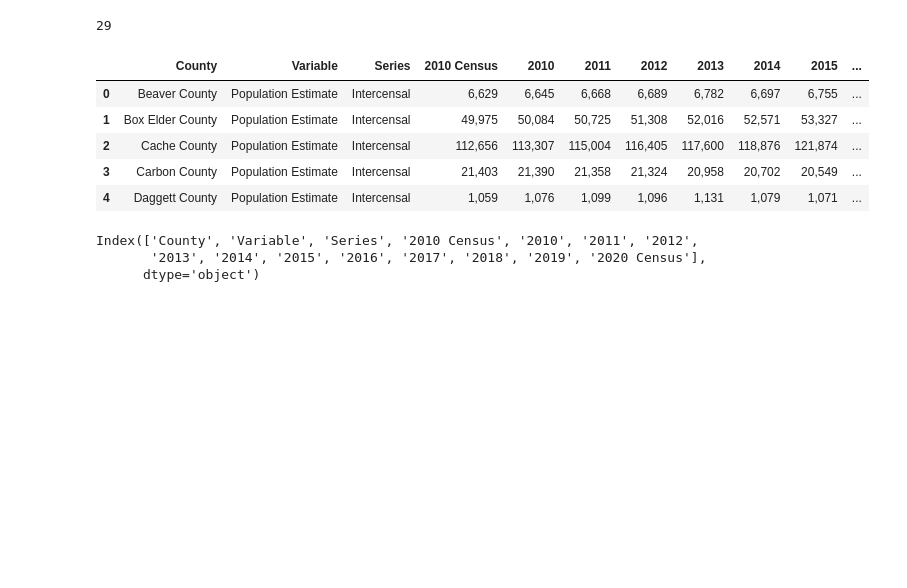
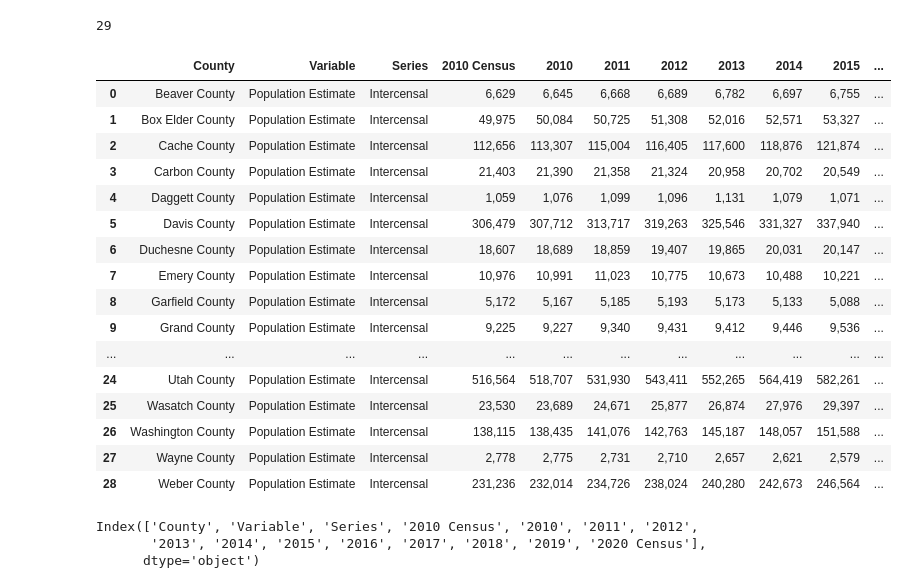
Before and after one commit to mdsinger/final_project_github, a Jupyter notebook: Final Project Population by County.ipynb, the cells around one changed output. Saved outputs shown, nothing was run; the diff lists cells and outputs as text; code cells hidden in the pictures; blank space fills up the shorter version.

```diff
--- a/Final Project Population by County.ipynb
+++ b/Final Project Population by County.ipynb
@@ -74,15 +85,26 @@ df.to_csv("data1.csv")
 # %%
 # Load the data.csv dataset.
 file_path = "2010 2020 Census.csv"
 latest_df = pd.read_csv(file_path)#, index_col=0)
-latest_df.head()
+latest_df
 # %% [output]
 |  | County | Variable | Series | 2010 Census | 2010 | 2011 | 2012 | 2013 | 2014 | 2015 | ... |
 | 0 | Beaver County | Population Estimate | Intercensal | 6,629 | 6,645 | 6,668 | 6,689 | 6,782 | 6,697 | 6,755 | ... |
 | 1 | Box Elder County | Population Estimate | Intercensal | 49,975 | 50,084 | 50,725 | 51,308 | 52,016 | 52,571 | 53,327 | ... |
 | 2 | Cache County | Population Estimate | Intercensal | 112,656 | 113,307 | 115,004 | 116,405 | 117,600 | 118,876 | 121,874 | ... |
 | 3 | Carbon County | Population Estimate | Intercensal | 21,403 | 21,390 | 21,358 | 21,324 | 20,958 | 20,702 | 20,549 | ... |
 | 4 | Daggett County | Population Estimate | Intercensal | 1,059 | 1,076 | 1,099 | 1,096 | 1,131 | 1,079 | 1,071 | ... |
+| 5 | Davis County | Population Estimate | Intercensal | 306,479 | 307,712 | 313,717 | 319,263 | 325,546 | 331,327 | 337,940 | ... |
+| 6 | Duchesne County | Population Estimate | Intercensal | 18,607 | 18,689 | 18,859 | 19,407 | 19,865 | 20,031 | 20,147 | ... |
+| 7 | Emery County | Population Estimate | Intercensal | 10,976 | 10,991 | 11,023 | 10,775 | 10,673 | 10,488 | 10,221 | ... |
+| 8 | Garfield County | Population Estimate | Intercensal | 5,172 | 5,167 | 5,185 | 5,193 | 5,173 | 5,133 | 5,088 | ... |
+| 9 | Grand County | Population Estimate | Intercensal | 9,225 | 9,227 | 9,340 | 9,431 | 9,412 | 9,446 | 9,536 | ... |
+| ... | ... | ... | ... | ... | ... | ... | ... | ... | ... | ... | ... |
+| 24 | Utah County | Population Estimate | Intercensal | 516,564 | 518,707 | 531,930 | 543,411 | 552,265 | 564,419 | 582,261 | ... |
+| 25 | Wasatch County | Population Estimate | Intercensal | 23,530 | 23,689 | 24,671 | 25,877 | 26,874 | 27,976 | 29,397 | ... |
+| 26 | Washington County | Population Estimate | Intercensal | 138,115 | 138,435 | 141,076 | 142,763 | 145,187 | 148,057 | 151,588 | ... |
+| 27 | Wayne County | Population Estimate | Intercensal | 2,778 | 2,775 | 2,731 | 2,710 | 2,657 | 2,621 | 2,579 | ... |
+| 28 | Weber County | Population Estimate | Intercensal | 231,236 | 232,014 | 234,726 | 238,024 | 240,280 | 242,673 | 246,564 | ... |
 # %%
 latest_df.columns
 # %% [output]
```
Also changed, not shown: parts of 5 cells of this notebook.
